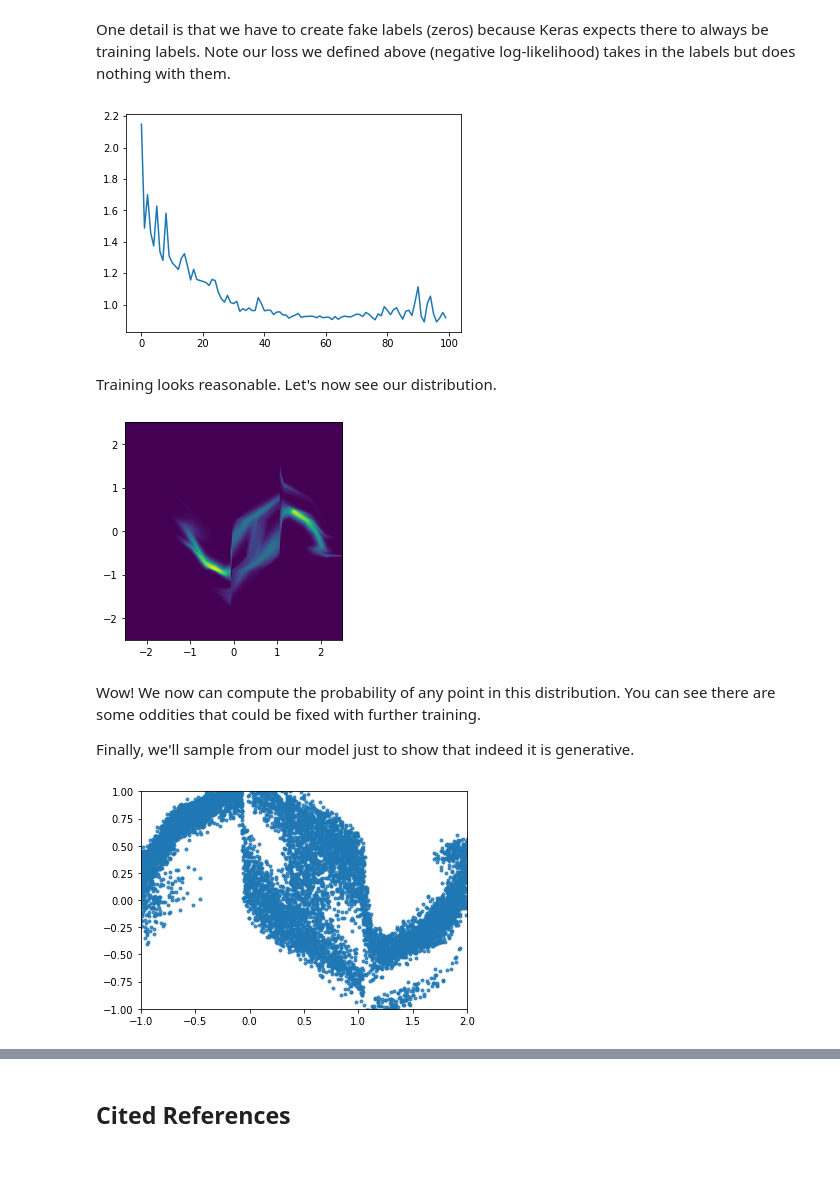
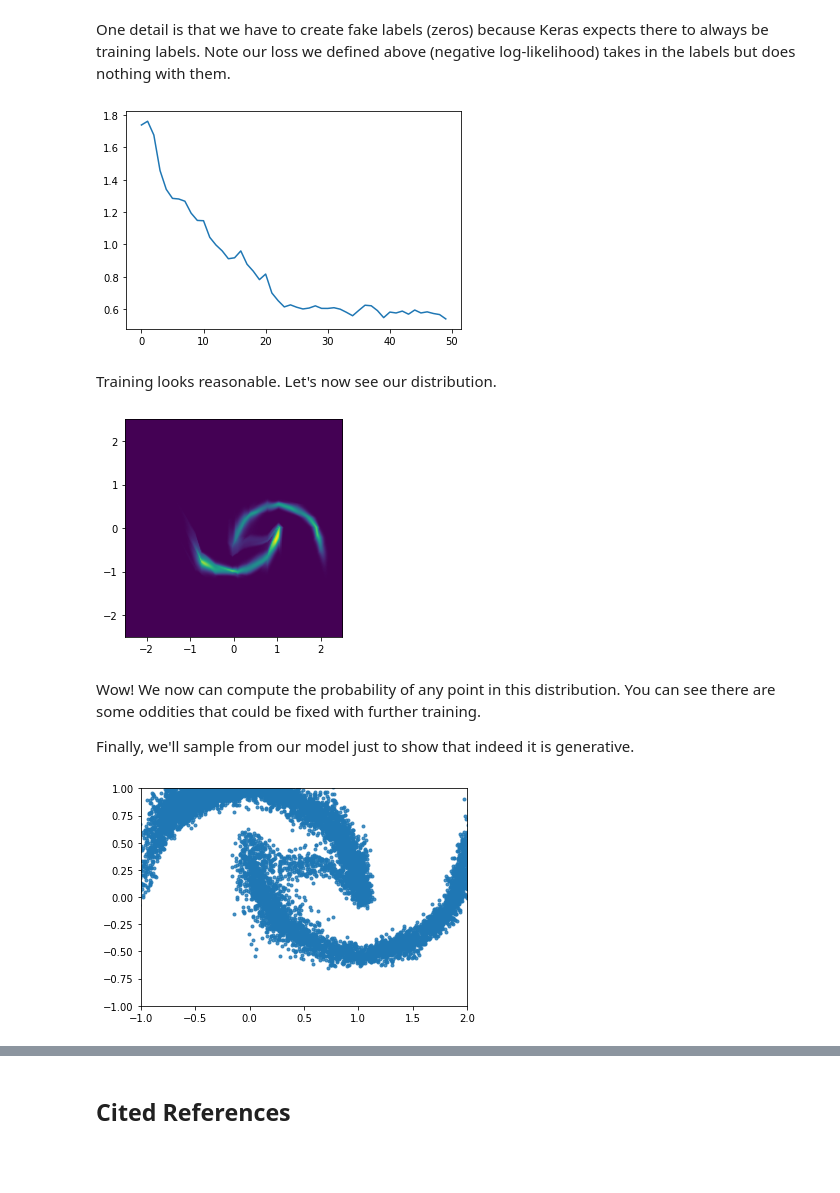
Before and after one commit to whitead/dmol-book, a Jupyter notebook: dl/flows.ipynb, the cells around one changed output, grey strips where cells are left out. Saved outputs shown, nothing was run; the diff lists cells and outputs as text; code cells hidden in the pictures.

```diff
--- a/dl/flows.ipynb
+++ b/dl/flows.ipynb
@@ -171,7 +171,7 @@ my_bijects = []
 # loop over desired bijectors and put into list
 for i in range(num_layers):
     # Syntax to make a MAF
-    anet = tfb.AutoregressiveNetwork(params=ndim, hidden_units=[256, 256], activation='relu')
+    anet = tfb.AutoregressiveNetwork(params=ndim, hidden_units=[128, 128], activation='relu')
     ab = tfb.MaskedAutoregressiveFlow(anet)
     # Add bijector to list
     my_bijects.append(ab)
@@ -221,11 +221,11 @@ model.compile(optimizer=tf.optimizers.Adam(1e-2), loss=neg_loglik)
 # %% [markdown]
 One detail is that we have to create fake labels (zeros) because Keras expects there to always be training labels. Note our loss we defined above (negative log-likelihood) takes in the labels but does nothing with them.
 # %%
-result = model.fit(x=data, y=np.zeros(moon_n), epochs=100, verbose=0)
+result = model.fit(x=data, y=np.zeros(moon_n), epochs=50, verbose=0)
 plt.plot(result.history['loss'])
 plt.show()
 # %% [output]
-[figure, old version]
+[figure, new version]
 # %% [markdown]
 Training looks reasonable. Let's now see our distribution.
 # %%
@@ -237,7 +237,7 @@ fig = plt.figure()
 plt.imshow(p.reshape(z1.shape), aspect='equal', extent=[-2.5,2.5, -2.5, 2.5])
 plt.show()
 # %% [output]
-[figure, old version]
+[figure, new version]
 # %% [markdown]
 Wow! We now can compute the probability of any point in this distribution. You can see there are some oddities that could be fixed with further training.
 
@@ -249,7 +249,7 @@ plt.xlim(-1, 2)
 plt.ylim(-1,1)
 plt.gca().set_aspect('equal')
 # %% [output]
-[figure, old version]
+[figure, new version]
 # %% [markdown]
 ## Relevant Videos
 
```
Also changed, not shown: parts of 4 cells of this notebook, 1 other file.
